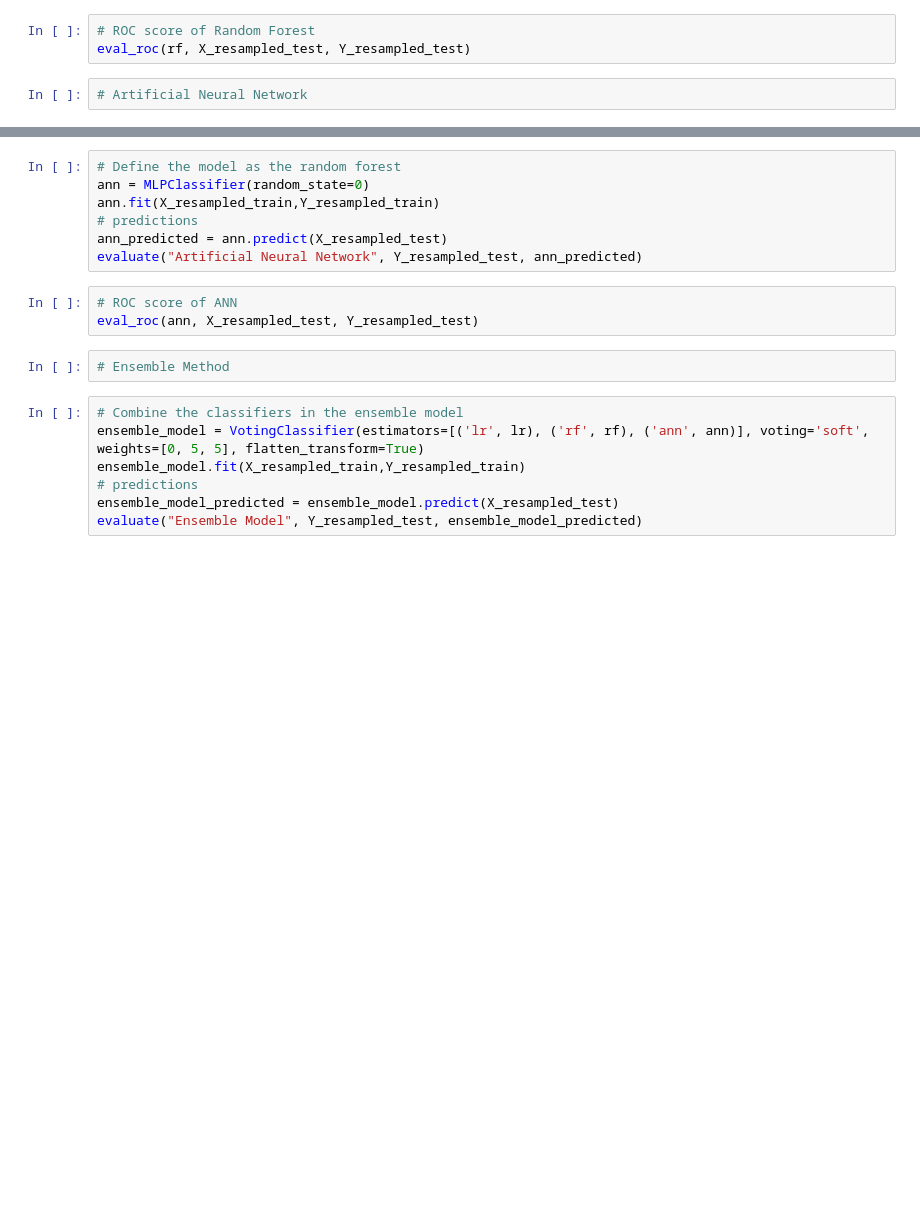
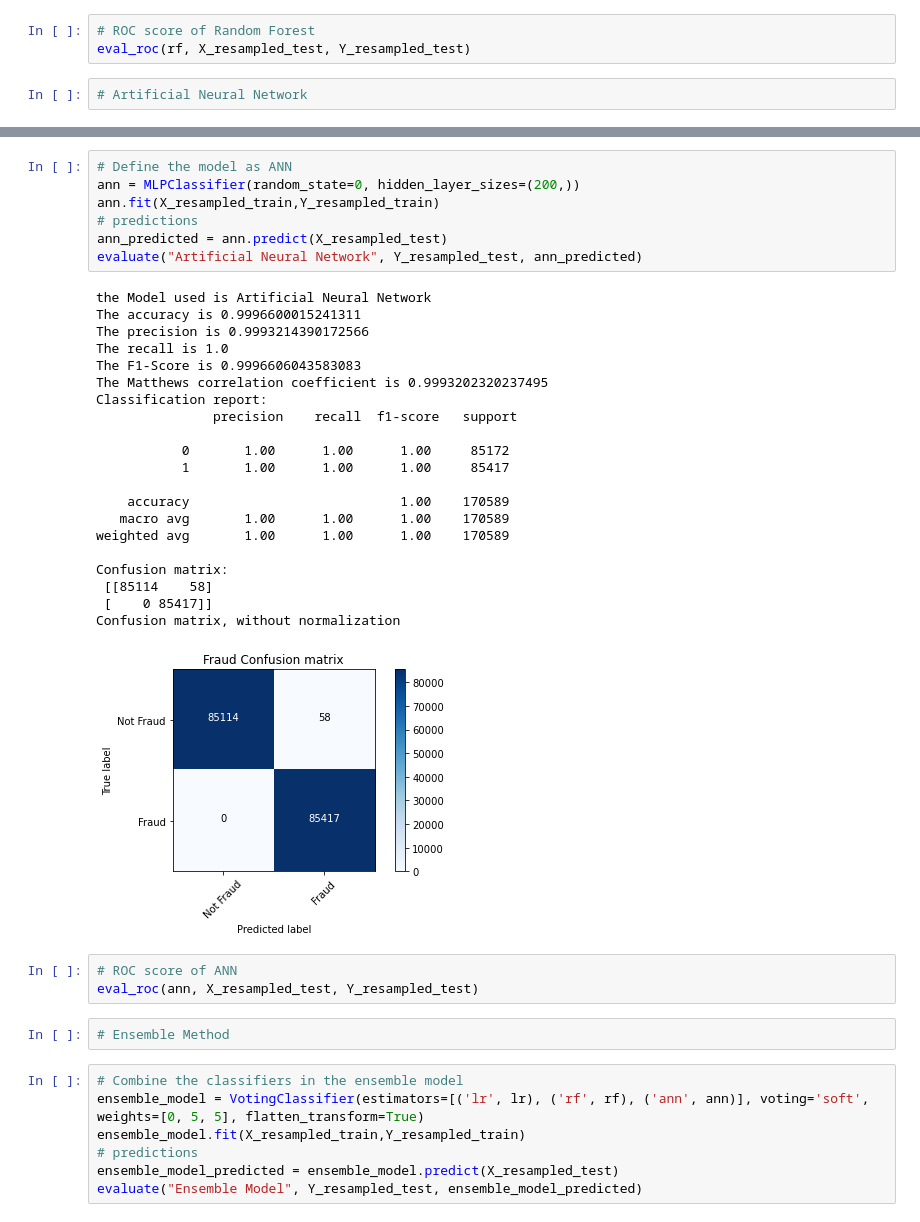
Before and after one commit to YiquanXiao/Credit-Card-Fraud-Detection, a Jupyter notebook: ccfd.ipynb, the cells around one changed output, grey strips where cells are left out. Drawn from its saved outputs; the diff is of its cells as text; blank space fills up the shorter version.

```diff
--- a/ccfd.ipynb
+++ b/ccfd.ipynb
@@ -126,10 +293,32 @@ evaluate("Artificial Neural Network", Y_test, ann_predicted)
 # %%
-# Define the model as the random forest
-ann = MLPClassifier(random_state=0)
+# Define the model as ANN
+ann = MLPClassifier(random_state=0, hidden_layer_sizes=(200,))
 ann.fit(X_resampled_train,Y_resampled_train)
 # predictions
 ann_predicted = ann.predict(X_resampled_test)
 evaluate("Artificial Neural Network", Y_resampled_test, ann_predicted)
+# %% [output]
+the Model used is Artificial Neural Network
+The accuracy is 0.9996600015241311
+The precision is 0.9993214390172566
+The recall is 1.0
+The F1-Score is 0.9996606043583083
+The Matthews correlation coefficient is 0.9993202320237495
+Classification report:
+               precision    recall  f1-score   support
+
+           0       1.00      1.00      1.00     85172
+           1       1.00      1.00      1.00     85417
+
+    accuracy                           1.00    170589
+   macro avg       1.00      1.00      1.00    170589
+weighted avg       1.00      1.00      1.00    170589
+
+Confusion matrix:
+ [[85114    58]
+ [    0 85417]]
+Confusion matrix, without normalization
+[figure, added]
 # %%
 # ROC score of ANN
 eval_roc(ann, X_resampled_test, Y_resampled_test)
```
Also changed, not shown: parts of 21 cells of this notebook, 2 other files.
